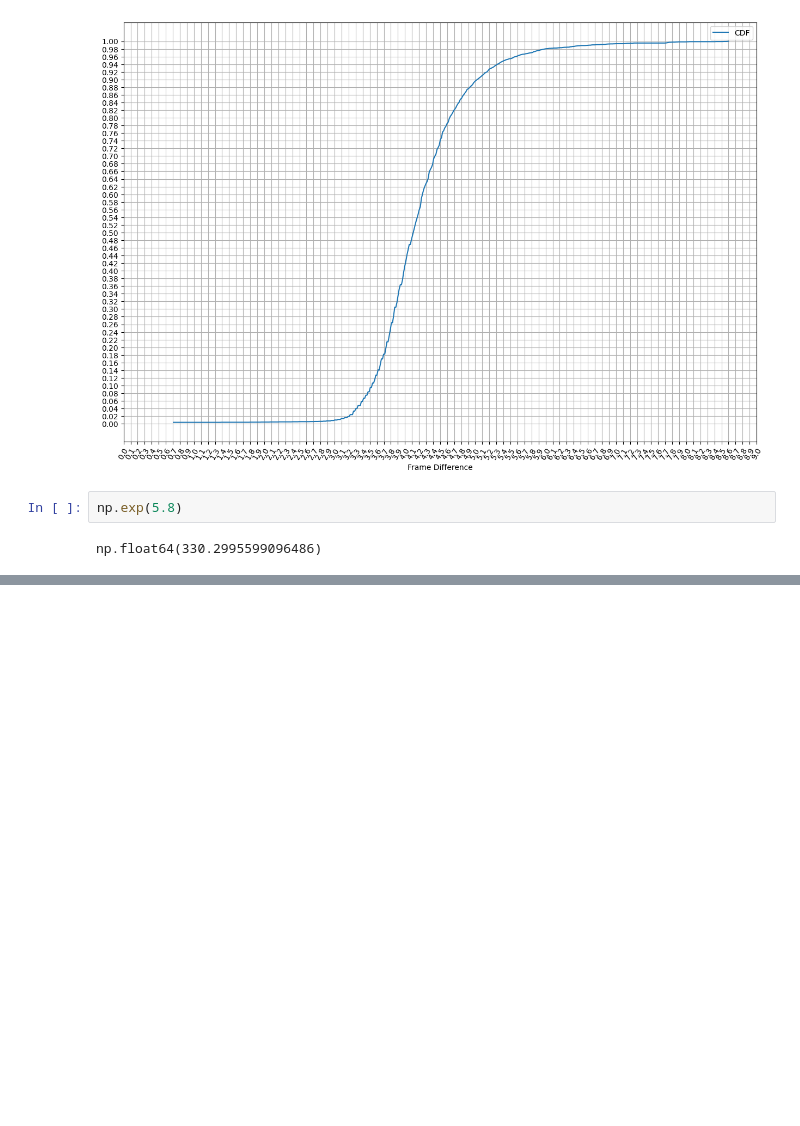
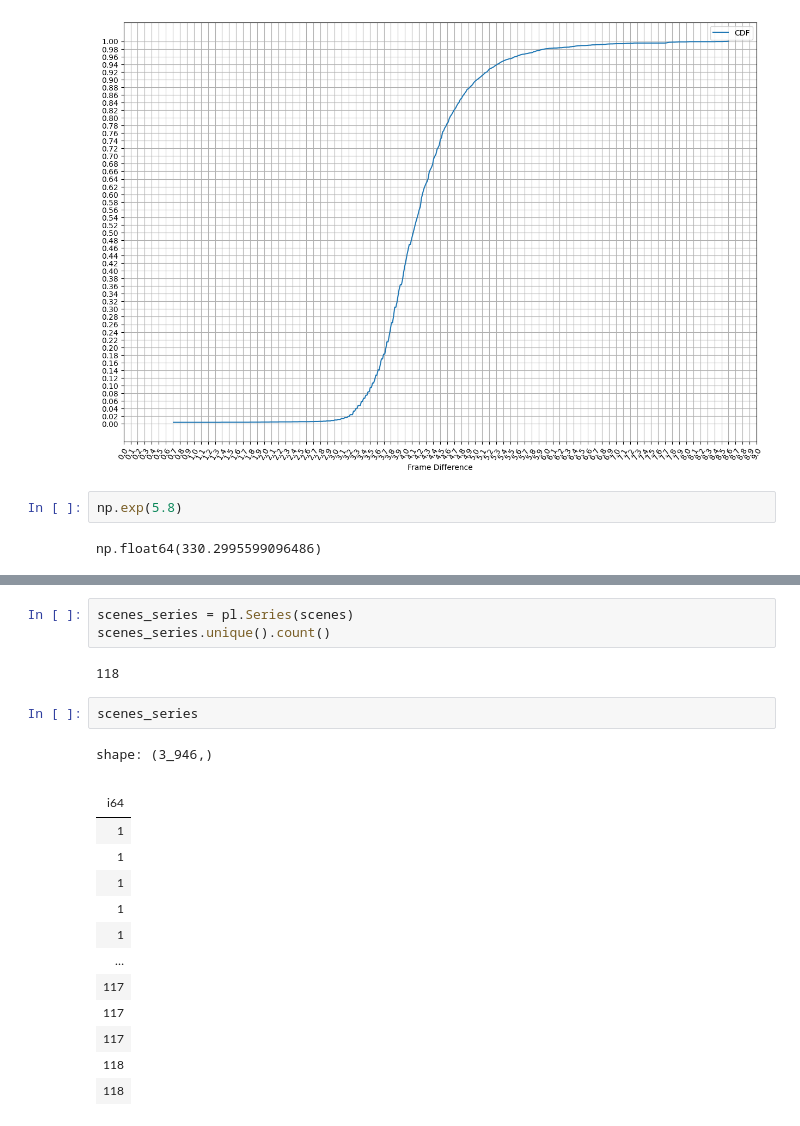
Before and after one commit to dpr-0/MyGObase, a Jupyter notebook: mygobase/frame_diff.ipynb, the cells around one changed output, grey strips where cells are left out. Cells and saved outputs as stored; diff of their text form; blank space fills up the shorter version.

```diff
--- a/mygobase/frame_diff.ipynb
+++ b/mygobase/frame_diff.ipynb
@@ -91,0 +104,22 @@ np.float64(330.2995599096486)
+# %%
+scenes_series = pl.Series(scenes)
+scenes_series.unique().count()
+# %% [output]
+118
+# %%
+scenes_series
+# %% [output]
+shape: (3_946,)
+|  |
+| i64 |
+| 1 |
+| 1 |
+| 1 |
+| 1 |
+| 1 |
+| … |
+| 117 |
+| 117 |
+| 117 |
+| 118 |
+| 118 |
```
Also changed, not shown: parts of 8 cells of this notebook, 4 other files.
